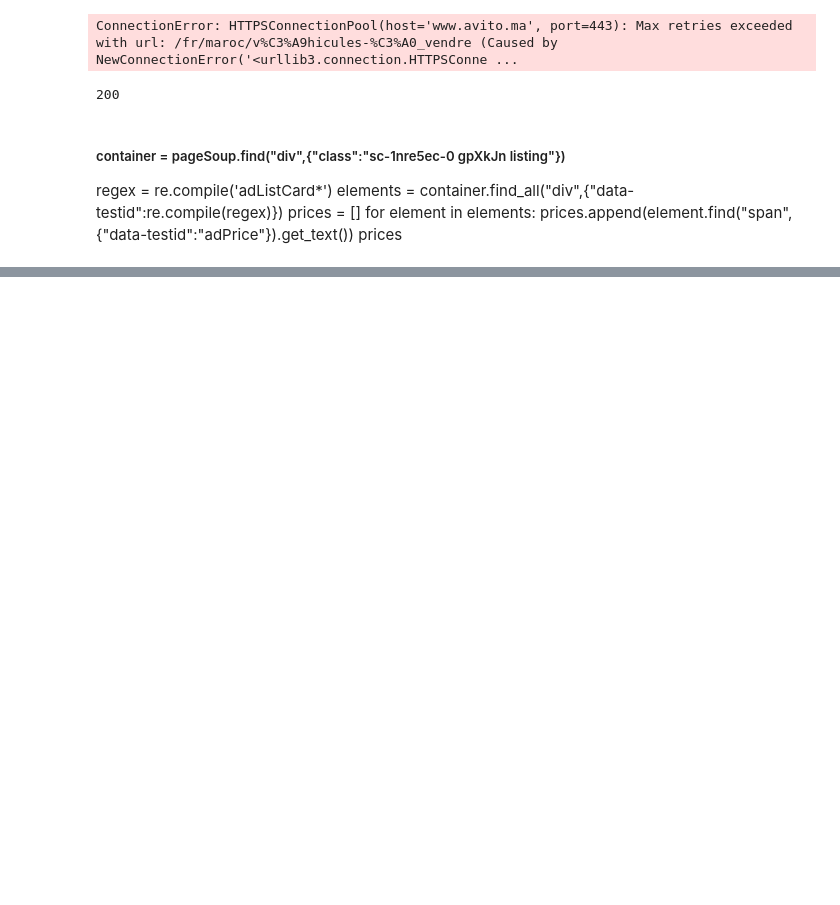
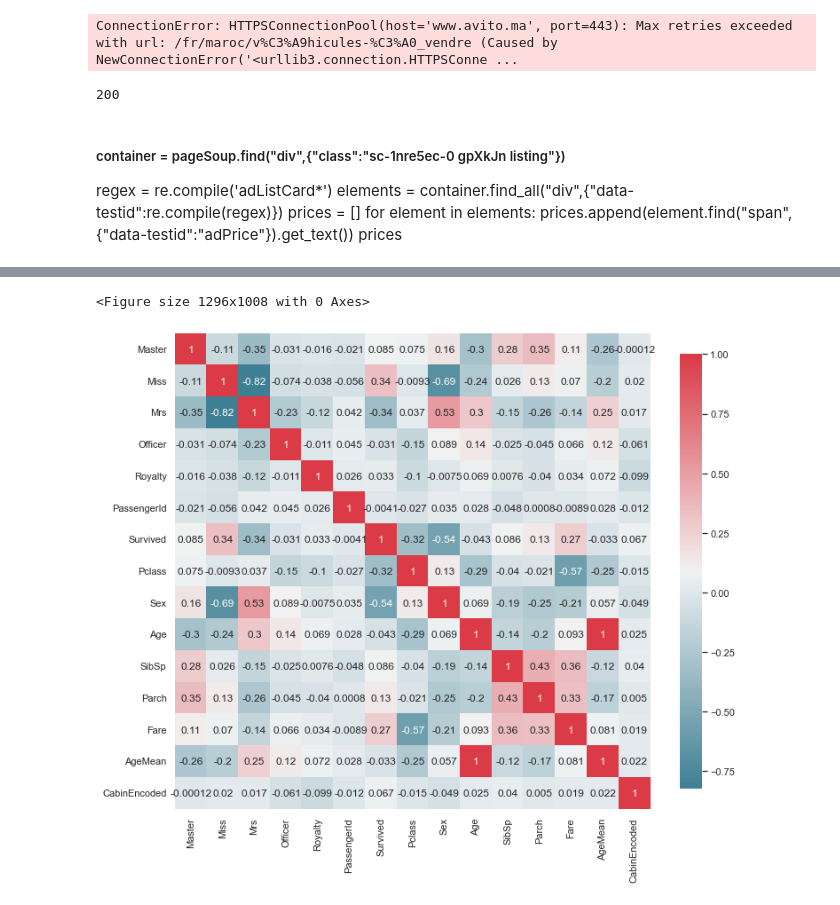
Before and after one commit to YassirMatrane/python-scrapping, a Jupyter notebook: pandasExercices.ipynb, the cells around one changed output, grey strips where cells are left out. Saved outputs shown, nothing was run; the diff lists cells and outputs as text; code cells hidden in the pictures; blank space fills up the shorter version.

```diff
--- a/pandasExercices.ipynb
+++ b/pandasExercices.ipynb
@@ -147,0 +257,7 @@ w
+# %%
+from sklearn import preprocessing
+le = preprocessing.LabelEncoder()
+le.fit(df["Cabin"])
+cla = le.classes_
+print(cla[63])
+df["CabinEncoded"] = le.transform(df["Cabin"])
@@ -147,0 +282,6 @@ w
+# %%
+df["Embarked"].dropna(inplace = True)
+# %%
+le = pd.get_dummies(df["Title"])
+dfNew = le.join(df)
+dfNew
@@ -147,0 +331,34 @@ w
+# %%
+import matplotlib.pyplot as plt
+def plot_correlation_map( df ):
+
+    corr = df.corr(method = "kendall")
+
+    s , ax = plt.subplots( figsize =( 12 , 10 ) )
+
+    cmap = sns.diverging_palette( 220 , 10 , as_cmap = True )
+
+    s = sns.heatmap(
+
+        corr,
+
+        cmap = cmap,
+
+        square=True,
+
+        cbar_kws={ 'shrink' : 0.9 },
+
+        ax=ax,
+
+        annot = True,
+
+        annot_kws = { 'fontsize' : 12 }
+
+        )
+# %%
+plt.figure(figsize=(18, 14))
+
+plot_correlation_map(dfNew)
+# %% [output]
+<Figure size 1296x1008 with 0 Axes>
+[figure, added]
```
Also changed, not shown: parts of 22 cells of this notebook.
